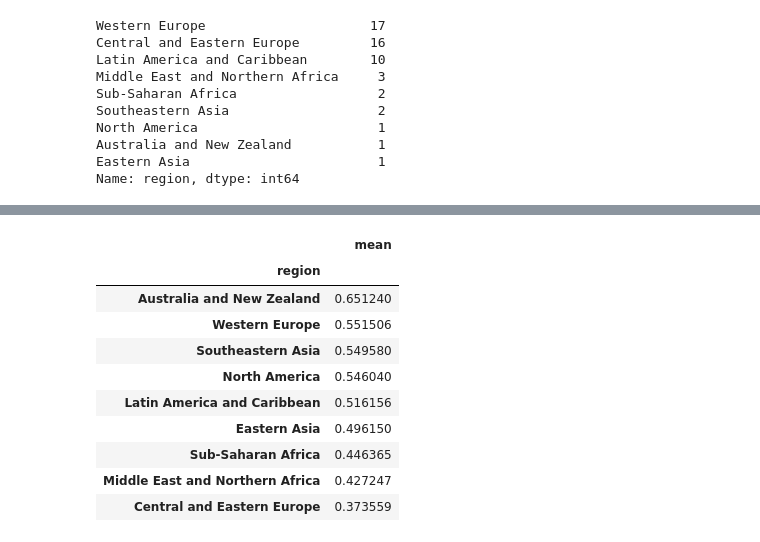
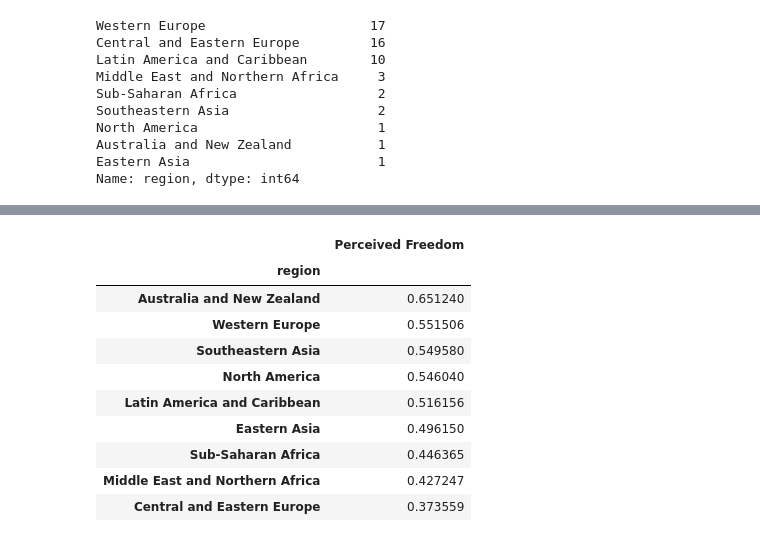
Before and after one commit to jsabastian/group-project_1, a Jupyter notebook: Individual_Code/Christina/00_Base_Code-CLee.ipynb, the cells around one changed output, grey strips where cells are left out. Drawn from its saved outputs; the diff is of its cells as text; code cells hidden in the pictures.

```diff
--- a/Individual_Code/Christina/00_Base_Code-CLee.ipynb
+++ b/Individual_Code/Christina/00_Base_Code-CLee.ipynb
@@ -91,9 +106,10 @@ goverment_trust_region.sort_values('mean', ascending = False)
 # %%
 freedom_region = df3.groupby(['region'])['Freedom'].agg(['mean'])
+freedom_region.columns = ['Perceived Freedom']
 
-freedom_region.sort_values('mean', ascending = False)
+freedom_region.sort_values('Perceived Freedom', ascending = False)
 # %% [output]
-|  | mean |
+|  | Perceived Freedom |
 | region |  |
 | Australia and New Zealand | 0.651240 |
 | Western Europe | 0.551506 |
```
Also changed, not shown: parts of 7 cells of this notebook.
